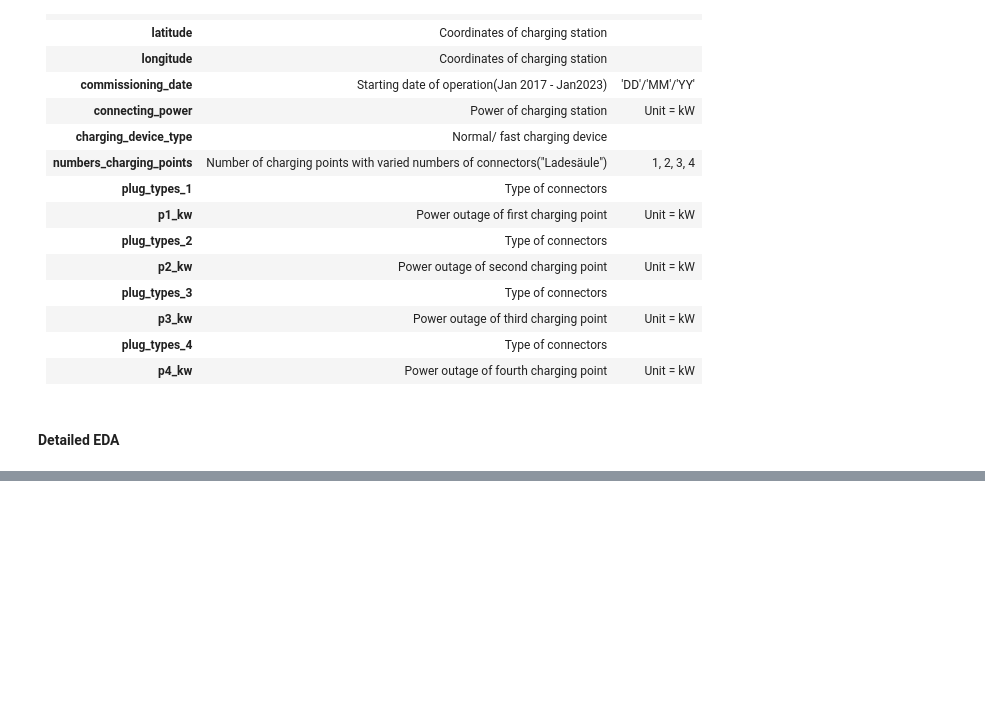
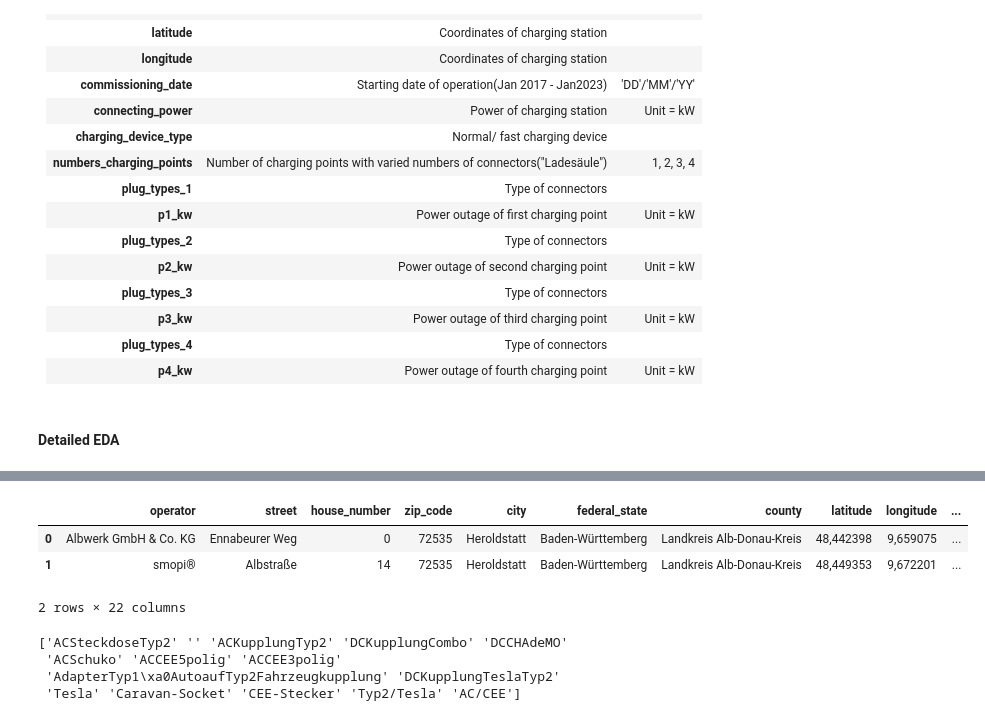
Before and after one commit to RomyBrate/capstone_project_ev, a Jupyter notebook: charging_stations.ipynb, the cells around one changed output, grey strips where cells are left out. Cells and saved outputs as stored; diff of their text form; code cells hidden in the pictures; blank space fills up the shorter version.

```diff
--- a/charging_stations.ipynb
+++ b/charging_stations.ipynb
@@ -208,0 +300,21 @@ memory usage: 6.5+ MB
+# %%
+df_charging_stations.head(2)
+# %% [output]
+|  | operator | street | house_number | zip_code | city | federal_state | county | latitude | longitude | ... |
+| 0 | Albwerk GmbH & Co. KG | Ennabeurer Weg | 0 | 72535 | Heroldstatt | Baden-Württemberg | Landkreis Alb-Donau-Kreis | 48,442398 | 9,659075 | ... |
+| 1 | smopi® | Albstraße | 14 | 72535 | Heroldstatt | Baden-Württemberg | Landkreis Alb-Donau-Kreis | 48,449353 | 9,672201 | ... |
+2 rows × 22 columns
+# %%
+# Split the all_plug_types column and flatten the resulting list
+plug_types_list = df_charging_stations['all_plug_types'].str.replace(';', ',').str.split(',').explode()
+
+# Get the unique plug types
+unique_plug_types = plug_types_list.unique()
+
+# Print the unique plug types
+print(unique_plug_types)
+# %% [output]
+['ACSteckdoseTyp2' '' 'ACKupplungTyp2' 'DCKupplungCombo' 'DCCHAdeMO'
+ 'ACSchuko' 'ACCEE5polig' 'ACCEE3polig'
+ 'AdapterTyp1\xa0AutoaufTyp2Fahrzeugkupplung' 'DCKupplungTeslaTyp2'
+ 'Tesla' 'Caravan-Socket' 'CEE-Stecker' 'Typ2/Tesla' 'AC/CEE']
```
Also changed, not shown: parts of 28 cells of this notebook, 3 other files.
